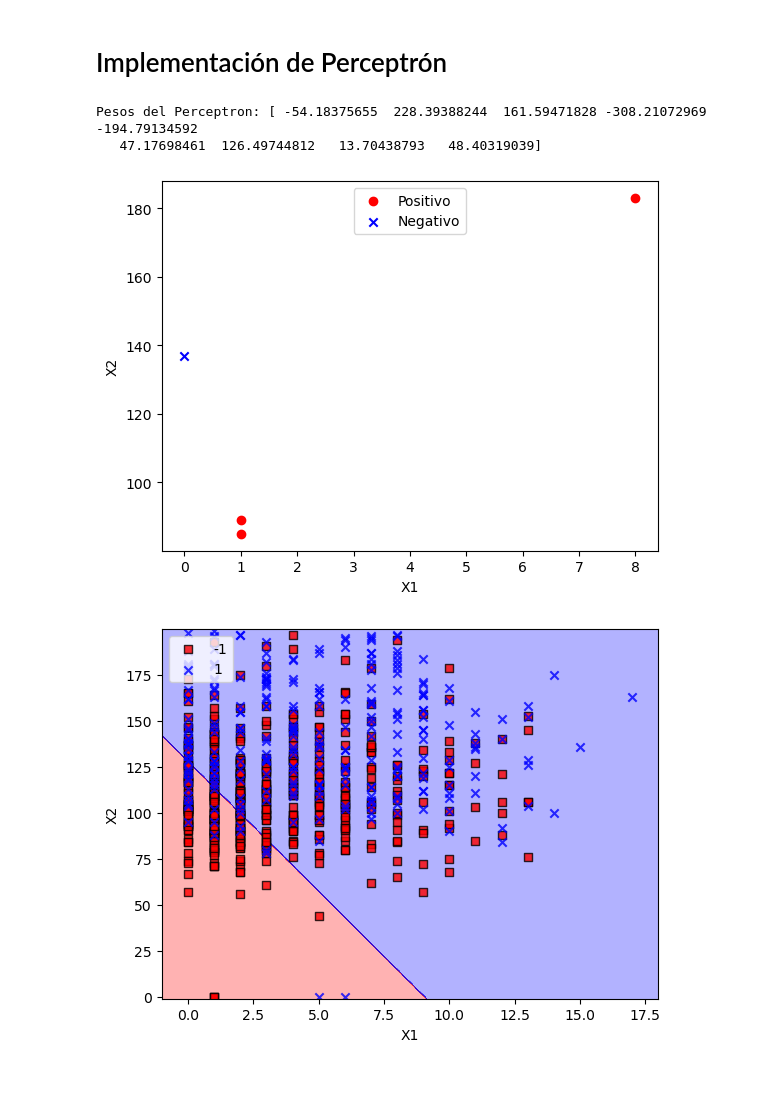
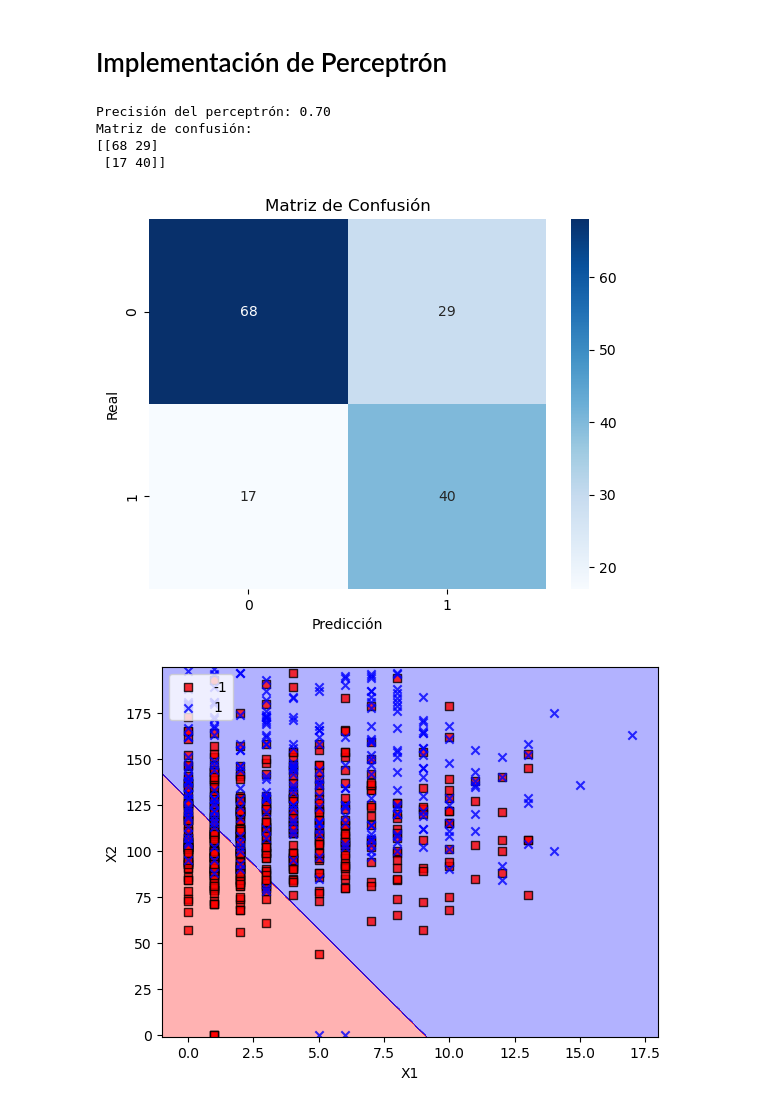
Before and after one commit to JBMODSYSTEM/modelos_simulacion, a Jupyter notebook: Perceptron.ipynb, the cells around one changed output. Drawn from its saved outputs; the diff is of its cells as text; code cells hidden in the pictures; blank space fills up the shorter version.

Commit message:
Creando nuevamente el perceptron

```diff
--- a/Perceptron.ipynb
+++ b/Perceptron.ipynb
@@ -41,36 +21,39 @@ class Perceptron(object):
 # %%
-import pandas as pd
-data = pd.read_csv('./data/pima-indians-diabetes.csv')
-# data = [[1,1], [1,-1], [-1,1], [-1,-1]]
-# X = np.array(data)
-# y = np.array([1, -1, -1, -1])  # Etiquetas de clase
+from sklearn.linear_model import Perceptron
+from sklearn.metrics import accuracy_score, confusion_matrix
 
-# print(X)
-# print(y)
-X = data.iloc[:, :-1].values  # Todas las columnas excepto la última
-y = data.iloc[:, -1].values  # Solo la última columna
-y = np.where(y == 0, -1, 1)  # Convertir etiquetas 0 a -1 para el perceptron
-perceptron = Perceptron(eta=0.1, n_iter=10, random_state=1)
-perceptron.fit(X, y)
-print("Pesos del Perceptron:", perceptron.w_)
+# Crear el modelo
+perceptron = Perceptron(max_iter=1000, eta0=0.1, random_state=42)
+
+# Entrenar
+perceptron.fit(X_train, y_train)
+
+# Predecir
+y_pred = perceptron.predict(X_test)
+
+# Evaluar
+accuracy = accuracy_score(y_test, y_pred)
+matriz_confusion = confusion_matrix(y_test, y_pred)
+
+print(f"Precisión del perceptrón: {accuracy:.2f}")
+print("Matriz de confusión:")
+print(matriz_confusion)
 # %% [output]
-Pesos del Perceptron: [ -54.18375655  228.39388244  161.59471828 -308.21072969 -194.79134592
-   47.17698461  126.49744812   13.70438793   48.40319039]
+Precisión del perceptrón: 0.70
+Matriz de confusión:
+[[68 29]
+ [17 40]]
 # %%
-%matplotlib inline
 import matplotlib.pyplot as plt
+import seaborn as sns
 
-#visualizar los datos
-plt.scatter(X[0:3, 0], X[0:3, 1], color = 'red', marker = 'o', label = 'Positivo')
-plt.scatter(X[3, 0], X[3, 1], color = 'blue', marker = 'x', label = 'Negativo')
-
-plt.xlabel('X1')
-plt.ylabel('X2')
-plt.legend(loc = 'upper center')
-
+sns.heatmap(matriz_confusion, annot=True, fmt='d', cmap='Blues')
+plt.title("Matriz de Confusión")
+plt.xlabel("Predicción")
+plt.ylabel("Real")
 plt.show()
 # %% [output]
-[figure, old version]
+[figure, new version]
 # %%
 X_plot = X[:, [0, 1]]
 ppn_plot = Perceptron(eta=0.5, n_iter=100)
```
Also changed, not shown: parts of 1 cell of this notebook.
